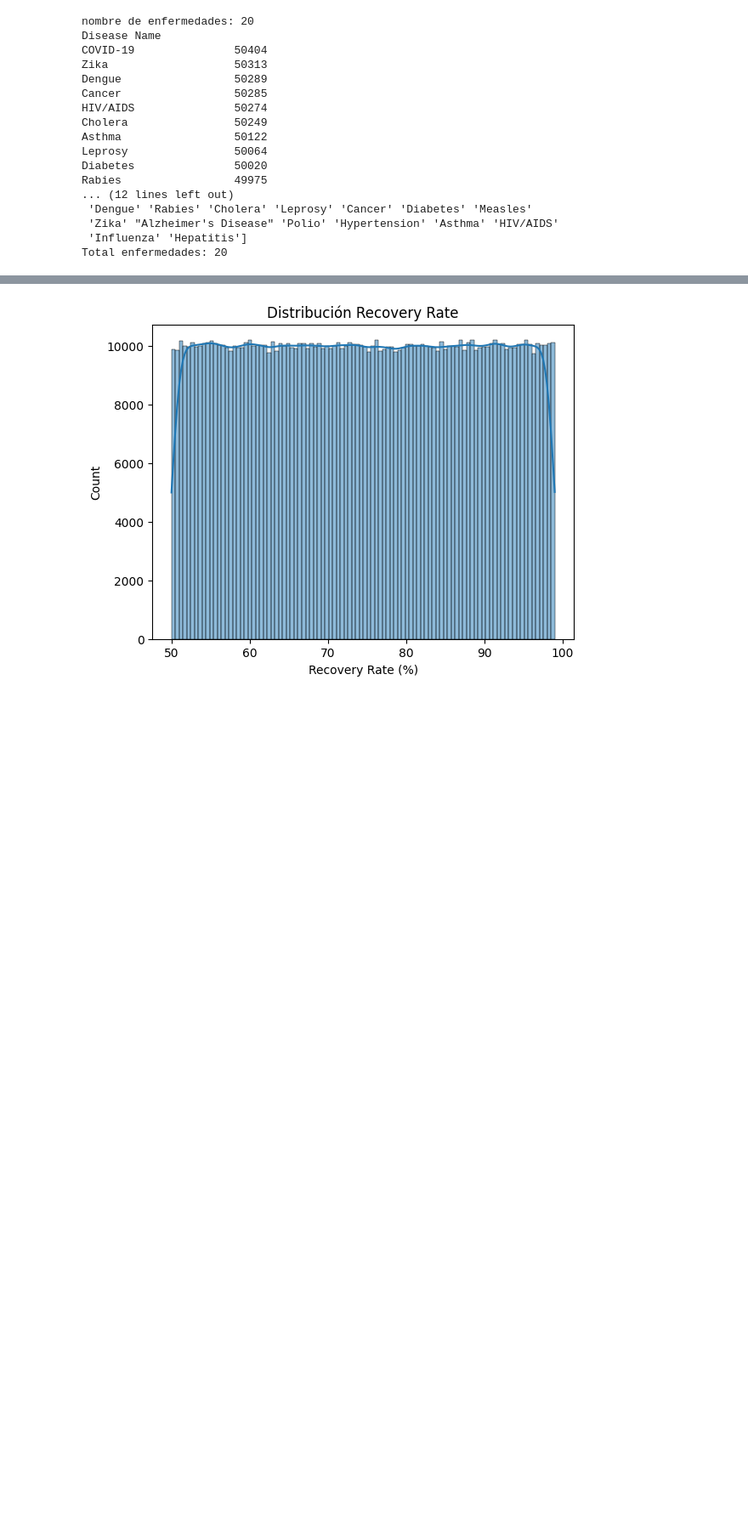
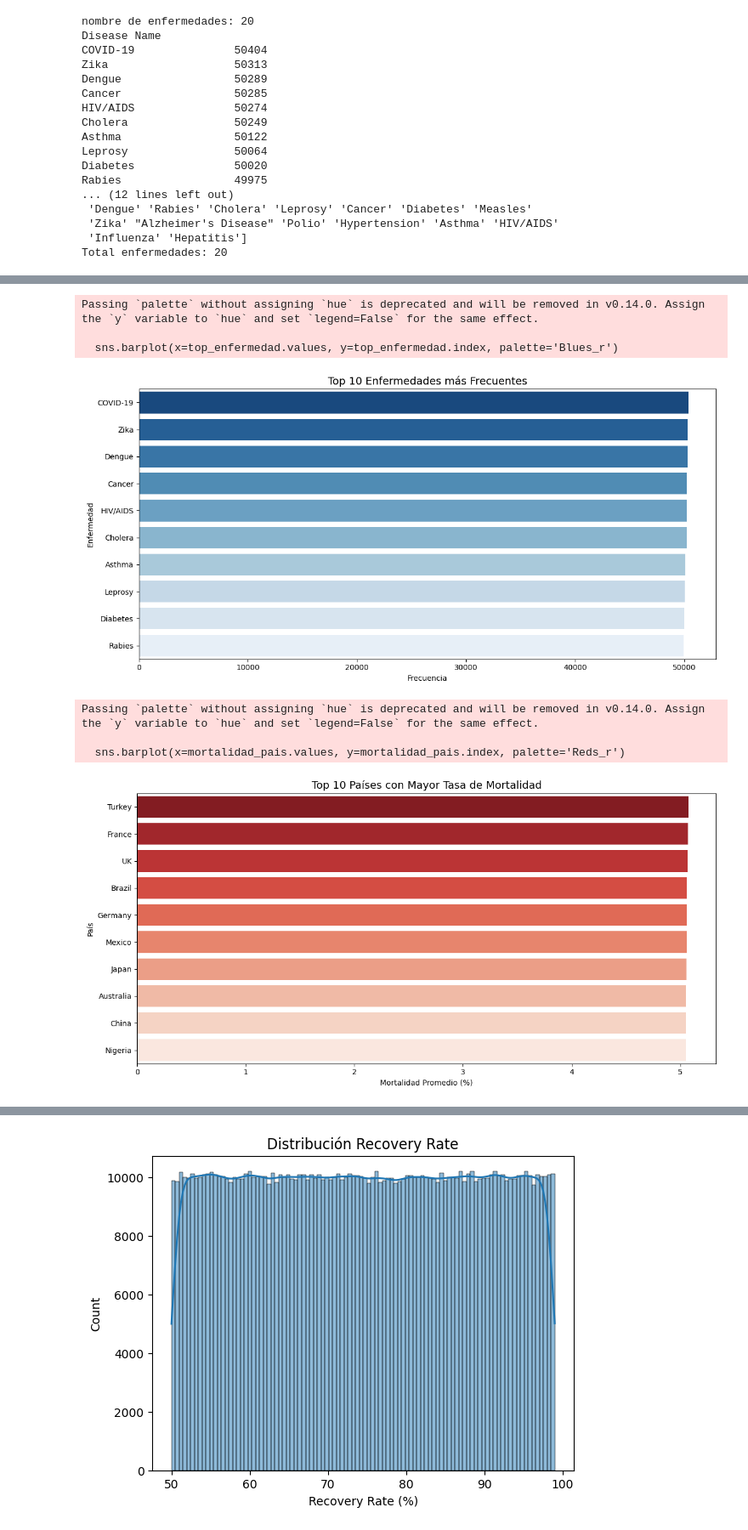
Before and after one commit to 4GeeksAcademy/correaliesel138-a11y-intro-ml, a Jupyter notebook: src/explore.ipynb, the cells around one changed output, grey strips where cells are left out. Shown at 85% size. Cells and saved outputs as stored; diff of their text form; code cells hidden in the pictures; blank space fills up the shorter version.

```diff
--- a/src/explore.ipynb
+++ b/src/explore.ipynb
@@ -96,0 +119,47 @@ Total enfermedades: 20
+# %%
+# =============================================
+# GRÁFICA 1: Top 10 enfermedades más frecuentes
+# =============================================
+plt.figure(figsize=(12, 6))
+top_enfermedad = df['Disease Name'].value_counts().head(10)
+sns.barplot(x=top_enfermedad.values, y=top_enfermedad.index, palette='Blues_r')
+plt.title('Top 10 Enfermedades más Frecuentes', fontsize=14)
+plt.xlabel('Frecuencia')
+plt.ylabel('Enfermedad')
+plt.tight_layout()
+plt.show()
+
+# =============================================
+# GRÁFICA 2: Top 10 países con mayor mortalidad
+# =============================================
+plt.figure(figsize=(12, 6))
+mortalidad_pais = df.groupby('Country')['Mortality Rate (%)'].mean().sort_values(ascending=False).head(10)
+sns.barplot(x=mortalidad_pais.values, y=mortalidad_pais.index, palette='Reds_r')
+plt.title('Top 10 Países con Mayor Tasa de Mortalidad', fontsize=14)
+plt.xlabel('Mortalidad Promedio (%)')
+plt.ylabel('País')
+plt.tight_layout()
+plt.show()
+
+# =============================================
+# GRÁFICA 3: Relación entre Per Cápita y Mortalidad
+# =============================================
+plt.figure(figsize=(10, 6))
+sns.scatterplot(data=df.sample(5000),  # muestra para no sobrecargar
+                x='Per Capita Income (USD)',
+                y='Mortality Rate (%)',
+                alpha=0.5, color='teal')
+plt.title('Impacto del Per Cápita en la Mortalidad', fontsize=14)
+plt.xlabel('Per Cápita Income (USD)')
+plt.ylabel('Mortality Rate (%)')
+plt.tight_layout()
+plt.show()
+# %% [output]
+Passing `palette` without assigning `hue` is deprecated and will be removed in v0.14.0. Assign the `y` variable to `hue` and set `legend=False` for the same effect.
+
+  sns.barplot(x=top_enfermedad.values, y=top_enfermedad.index, palette='Blues_r')
+[figure, added]
+Passing `palette` without assigning `hue` is deprecated and will be removed in v0.14.0. Assign the `y` variable to `hue` and set `legend=False` for the same effect.
+
+  sns.barplot(x=mortalidad_pais.values, y=mortalidad_pais.index, palette='Reds_r')
+[figure, added]
```
Also changed, not shown: parts of 9 cells of this notebook, 3 other files.
